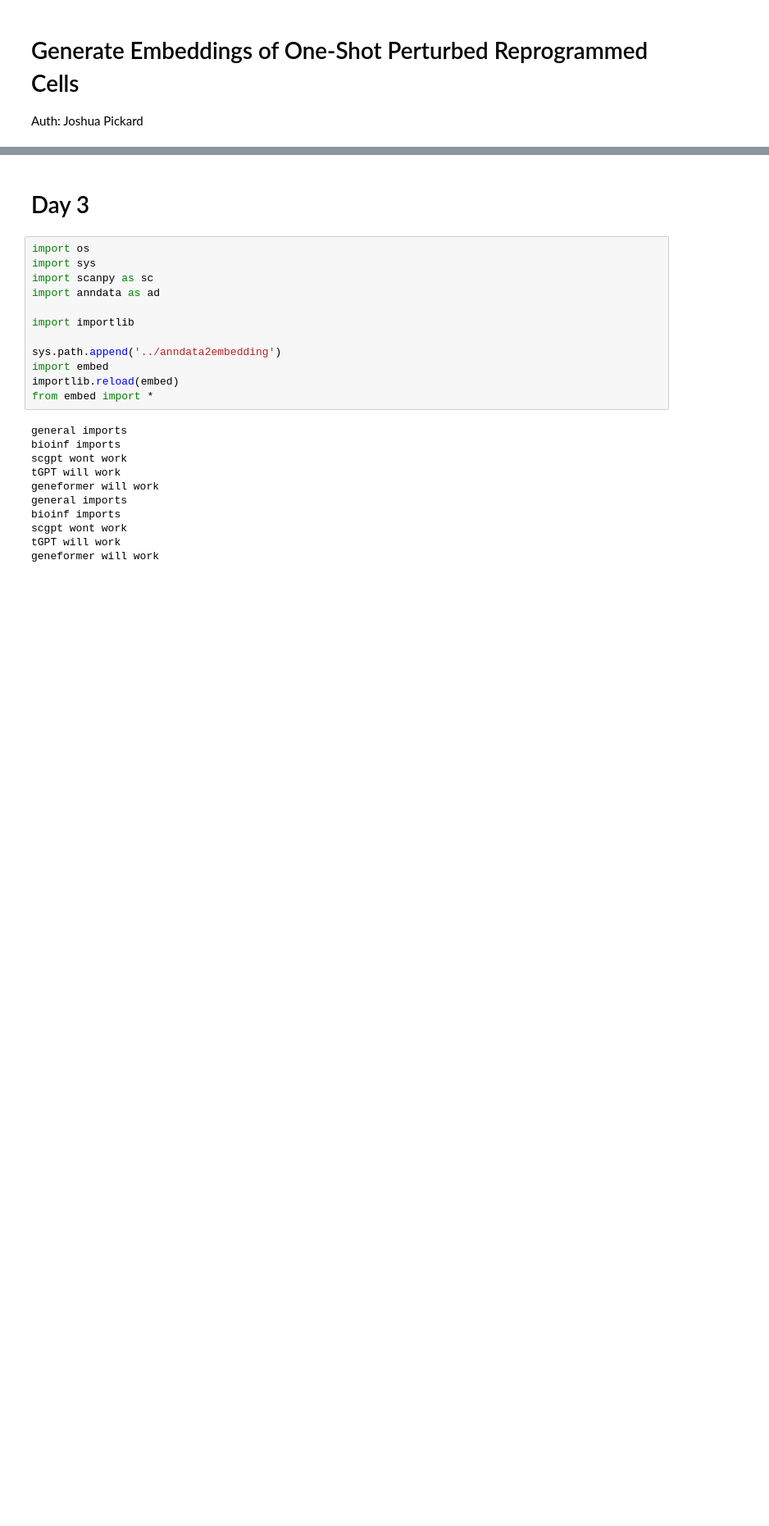
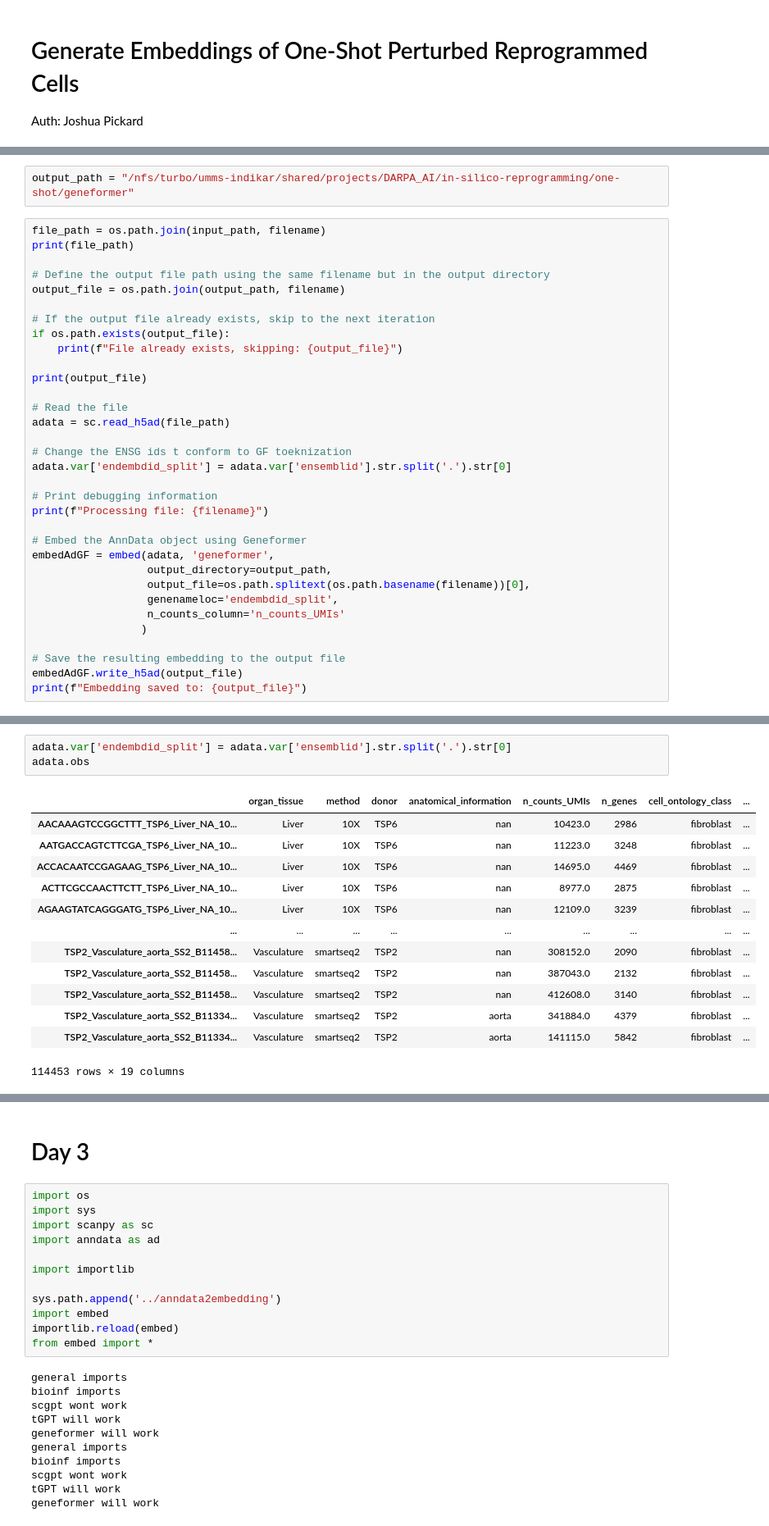
Before and after one commit to Jpickard1/scFoundationModels, a Jupyter notebook: notebooks/reprogramming/embeddings-jpic.ipynb, the cells around one changed output, grey strips where cells are left out. Shown at 82% size. Drawn from its saved outputs; the diff is of its cells as text; blank space fills up the shorter version.

```diff
--- a/notebooks/reprogramming/embeddings-jpic.ipynb
+++ b/notebooks/reprogramming/embeddings-jpic.ipynb
@@ -4,0 +33,35 @@ Auth: Joshua Pickard
+# %%
+output_path = "/nfs/turbo/umms-indikar/shared/projects/DARPA_AI/in-silico-reprogramming/one-shot/geneformer"
+# %%
+file_path = os.path.join(input_path, filename)
+print(file_path)
+
+# Define the output file path using the same filename but in the output directory
+output_file = os.path.join(output_path, filename)
+
+# If the output file already exists, skip to the next iteration
+if os.path.exists(output_file):
+    print(f"File already exists, skipping: {output_file}")
+
+print(output_file)
+
+# Read the file
+adata = sc.read_h5ad(file_path)
+
+# Change the ENSG ids t conform to GF toeknization
+adata.var['endembdid_split'] = adata.var['ensemblid'].str.split('.').str[0]
+
+# Print debugging information
+print(f"Processing file: {filename}")
+
+# Embed the AnnData object using Geneformer
+embedAdGF = embed(adata, 'geneformer',
+                  output_directory=output_path,
+                  output_file=os.path.splitext(os.path.basename(filename))[0],
+                  genenameloc='endembdid_split',
+                  n_counts_column='n_counts_UMIs'
+                 )
+
+# Save the resulting embedding to the output file
+embedAdGF.write_h5ad(output_file)
+print(f"Embedding saved to: {output_file}")
@@ -4,0 +193,17 @@ Auth: Joshua Pickard
+# %%
+adata.var['endembdid_split'] = adata.var['ensemblid'].str.split('.').str[0]
+adata.obs
+# %% [output]
+|  | organ_tissue | method | donor | anatomical_information | n_counts_UMIs | n_genes | cell_ontology_class | ... |
+| AACAAAGTCCGGCTTT_TSP6_Liver_NA_10... | Liver | 10X | TSP6 | nan | 10423.0 | 2986 | fibroblast | ... |
+| AATGACCAGTCTTCGA_TSP6_Liver_NA_10... | Liver | 10X | TSP6 | nan | 11223.0 | 3248 | fibroblast | ... |
+| ACCACAATCCGAGAAG_TSP6_Liver_NA_10... | Liver | 10X | TSP6 | nan | 14695.0 | 4469 | fibroblast | ... |
+| ACTTCGCCAACTTCTT_TSP6_Liver_NA_10... | Liver | 10X | TSP6 | nan | 8977.0 | 2875 | fibroblast | ... |
+| AGAAGTATCAGGGATG_TSP6_Liver_NA_10... | Liver | 10X | TSP6 | nan | 12109.0 | 3239 | fibroblast | ... |
+| ... | ... | ... | ... | ... | ... | ... | ... | ... |
+| TSP2_Vasculature_aorta_SS2_B11458... | Vasculature | smartseq2 | TSP2 | nan | 308152.0 | 2090 | fibroblast | ... |
+| TSP2_Vasculature_aorta_SS2_B11458... | Vasculature | smartseq2 | TSP2 | nan | 387043.0 | 2132 | fibroblast | ... |
+| TSP2_Vasculature_aorta_SS2_B11458... | Vasculature | smartseq2 | TSP2 | nan | 412608.0 | 3140 | fibroblast | ... |
+| TSP2_Vasculature_aorta_SS2_B11334... | Vasculature | smartseq2 | TSP2 | aorta | 341884.0 | 4379 | fibroblast | ... |
+| TSP2_Vasculature_aorta_SS2_B11334... | Vasculature | smartseq2 | TSP2 | aorta | 141115.0 | 5842 | fibroblast | ... |
+114453 rows × 19 columns
```
Also changed, not shown: parts of 19 cells of this notebook, 2 other files.
